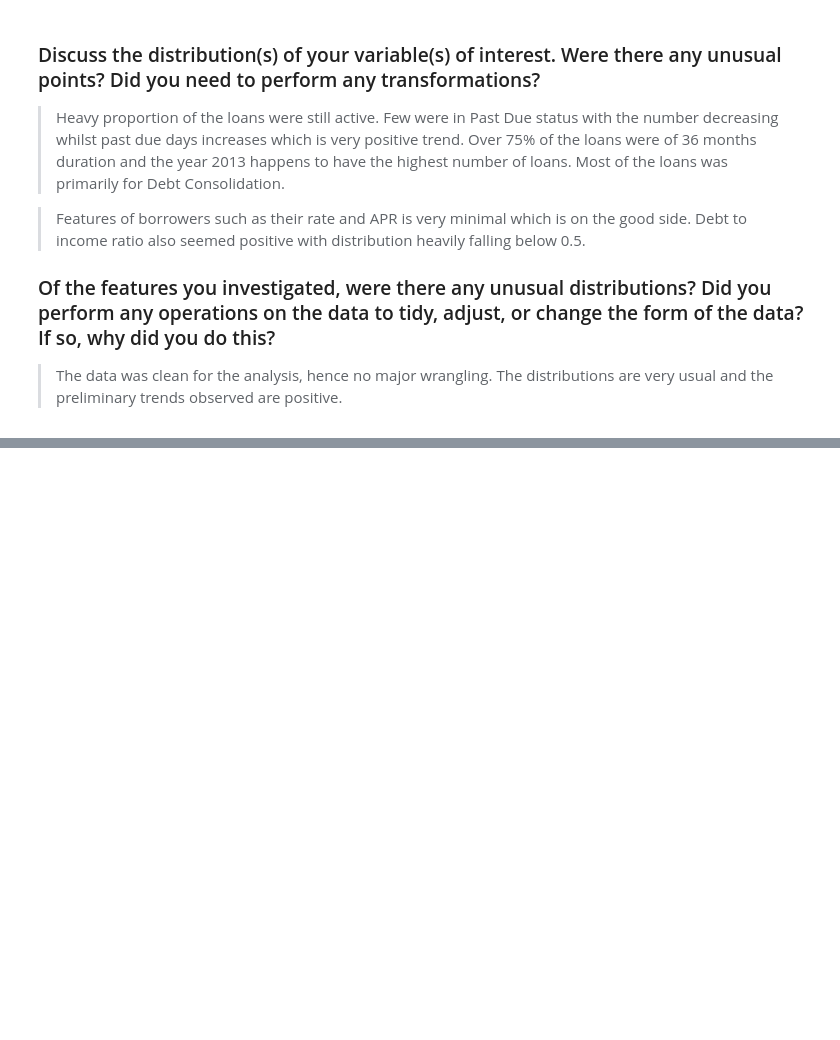
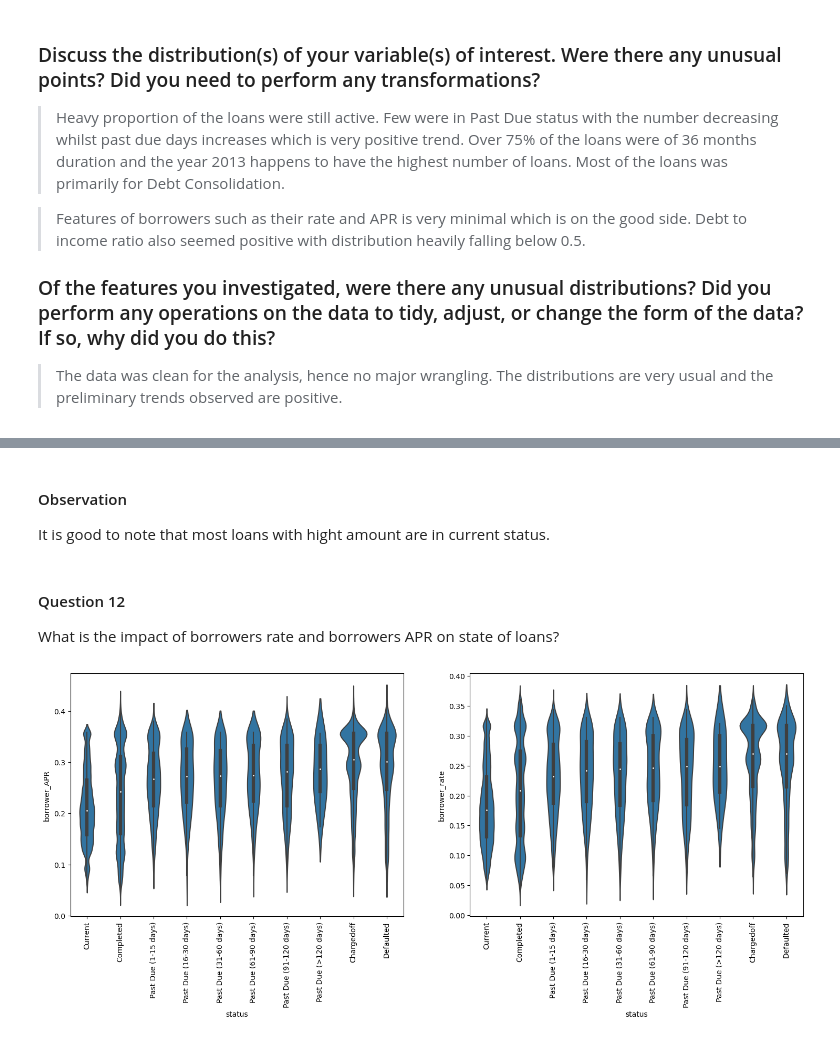
Before and after one commit to ampsboadu/loan_analysis, a Jupyter notebook: Part_I_exploration.ipynb, the cells around one changed output, grey strips where cells are left out. Cells and saved outputs as stored; diff of their text form; code cells hidden in the pictures; blank space fills up the shorter version.

```diff
--- a/Part_I_exploration.ipynb
+++ b/Part_I_exploration.ipynb
@@ -588,0 +605,22 @@ Most of the loans happens to fall in the middle of the Ratings and the Score.
+# %% [markdown]
+#### Observation
+
+It is good to note that most loans with hight amount are in current status.
+# %% [markdown]
+#### Question 12
+
+What is the impact of borrowers rate and borrowers APR on state of loans?
+# %%
+# Correlation between Loan Status against Borrowers APR and Loan Status against Borrowers Rate
+
+plt.figure(figsize = [18,6])
+
+plt.subplot(1, 2, 1)
+sb.violinplot(data = df, x = 'status', y = 'borrower_APR', color = default_color)
+plt.xticks(rotation = 90)
+
+plt.subplot(1, 2, 2)
+sb.violinplot(data = df, x = 'status', y = 'borrower_rate', color = default_color)
+plt.xticks(rotation = 90);
+# %% [output]
+[figure, added]
```
Also changed, not shown: parts of 14 cells of this notebook.
